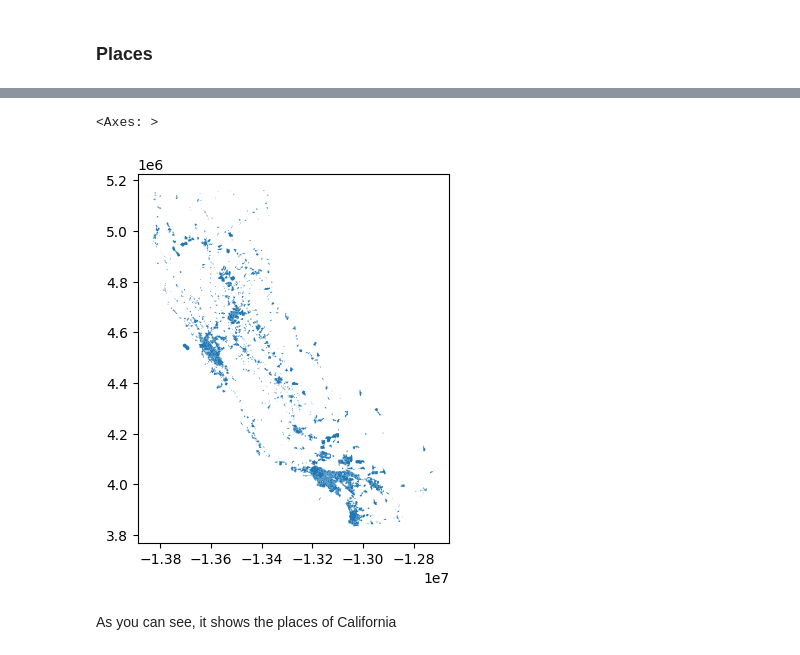
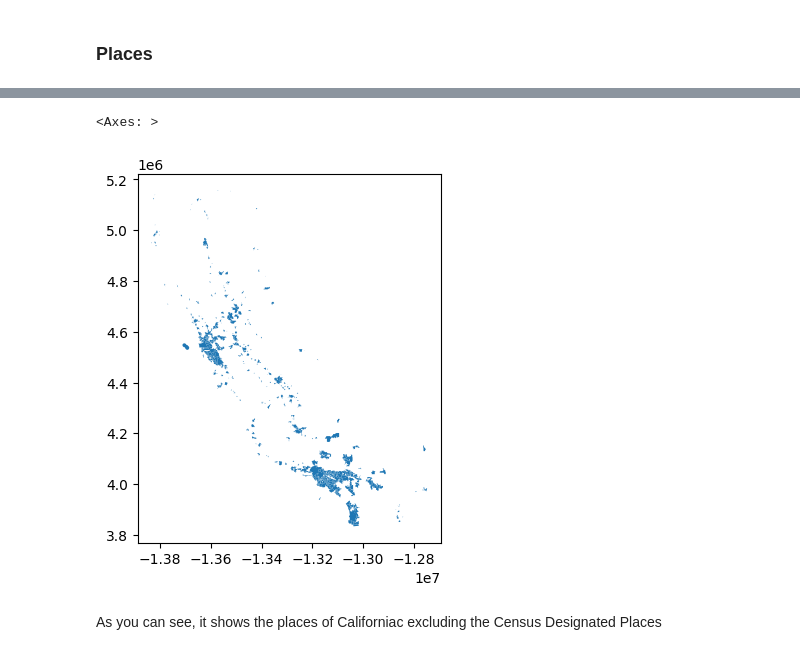
Before and after one commit to HowardChen0211/gisPy, a Jupyter notebook: ProblemSet_0_map.ipynb, the cells around one changed output, grey strips where cells are left out. Drawn from its saved outputs; the diff is of its cells as text; code cells hidden in the pictures.

```diff
--- a/ProblemSet_0_map.ipynb
+++ b/ProblemSet_0_map.ipynb
@@ -108,0 +121,6 @@ ca_places = gpd.read_file('CA_Places.shp') # load the shapefile with gpd as ca_p
+# %%
+cities = ca_places[ca_places["FUNCSTAT"] == "A"] # filterd the places to exclude Census Designated Places
+
+print("Dimensions: ", cities.shape) # The dataset was reduced from 1,521 to 482 rows, while the 19 columns remained unchanged.
+
+cities.head() # see the first 5 rows
@@ -109,9 +135,9 @@ ca_places = gpd.read_file('CA_Places.shp') # load the shapefile with gpd as ca_p
 # %%
 # make the map
-ca_places.plot()
+cities.plot()
 plt.show()
 # %% [output]
 <Axes: >
-[figure, old version]
+[figure, new version]
 # %% [markdown]
-As you can see, it shows the places of California
+As you can see, it shows the places of Californiac excluding the Census Designated Places
```
Also changed, not shown: parts of 6 cells of this notebook.
